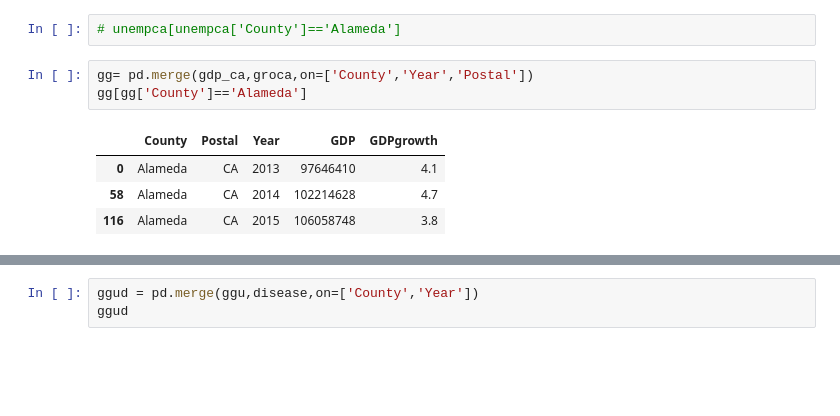
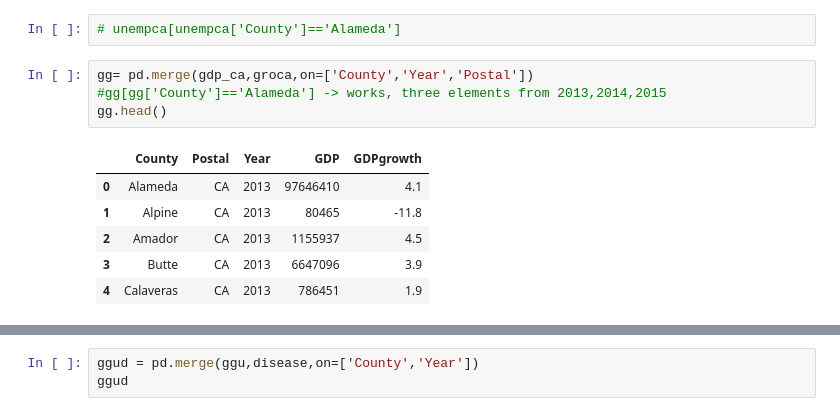
Before and after one commit to ce-r/steps, a Jupyter notebook: capstone-PRACTICE-Andrea.ipynb, the cells around one changed output, grey strips where cells are left out. Drawn from its saved outputs; the diff is of its cells as text; blank space fills up the shorter version.

```diff
--- a/capstone-PRACTICE-Andrea.ipynb
+++ b/capstone-PRACTICE-Andrea.ipynb
@@ -473,11 +478,14 @@ groca.head()
 # unempca[unempca['County']=='Alameda']
 # %%
 gg= pd.merge(gdp_ca,groca,on=['County','Year','Postal'])
-gg[gg['County']=='Alameda']
+#gg[gg['County']=='Alameda'] -> works, three elements from 2013,2014,2015
+gg.head()
 # %% [output]
 |  | County | Postal | Year | GDP | GDPgrowth |
 | 0 | Alameda | CA | 2013 | 97646410 | 4.1 |
-| 58 | Alameda | CA | 2014 | 102214628 | 4.7 |
-| 116 | Alameda | CA | 2015 | 106058748 | 3.8 |
+| 1 | Alpine | CA | 2013 | 80465 | -11.8 |
+| 2 | Amador | CA | 2013 | 1155937 | 4.5 |
+| 3 | Butte | CA | 2013 | 6647096 | 3.9 |
+| 4 | Calaveras | CA | 2013 | 786451 | 1.9 |
 # %%
 ggu = pd.merge(gg,unempca,on=['County','Year','Postal'])
```
Also changed, not shown: parts of 5 cells of this notebook.
